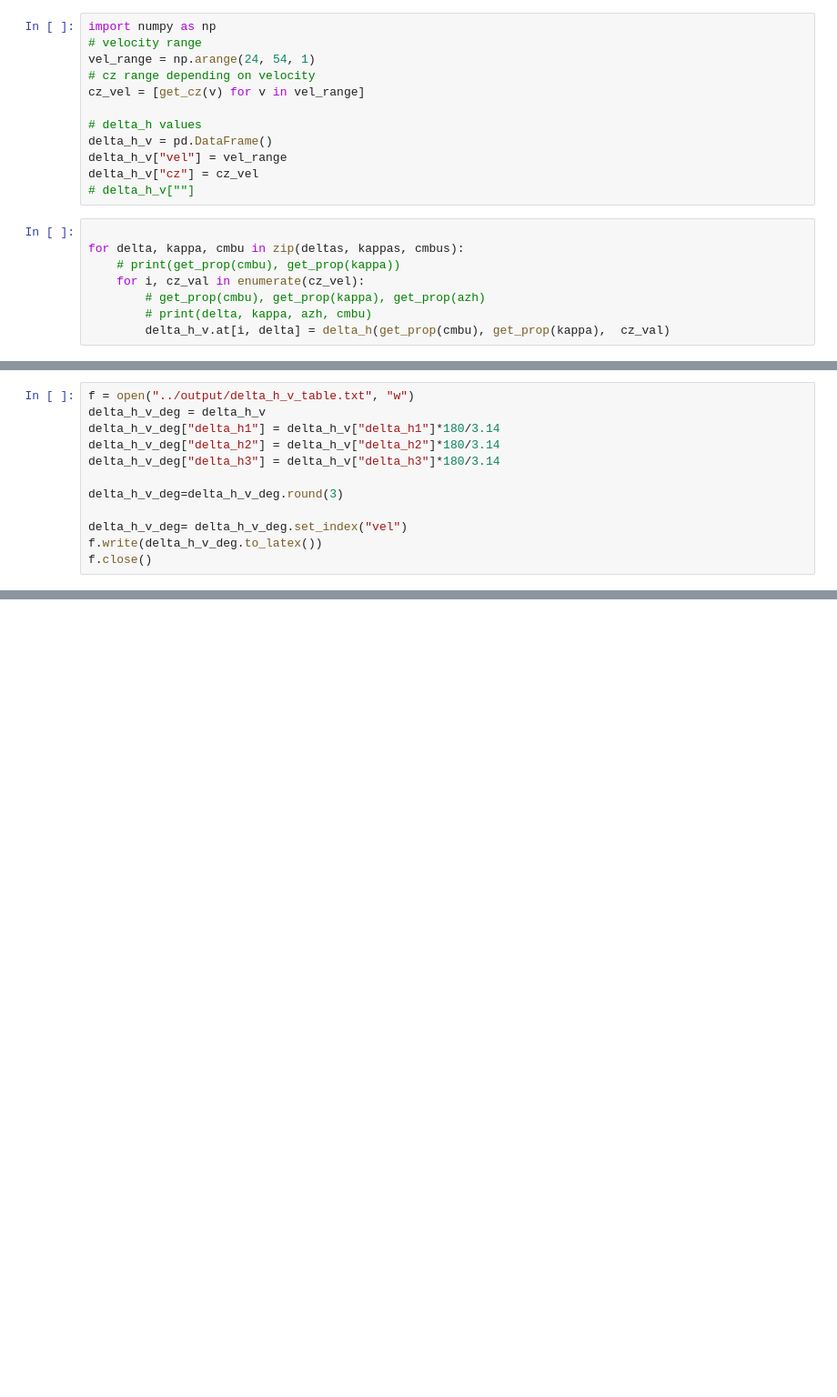
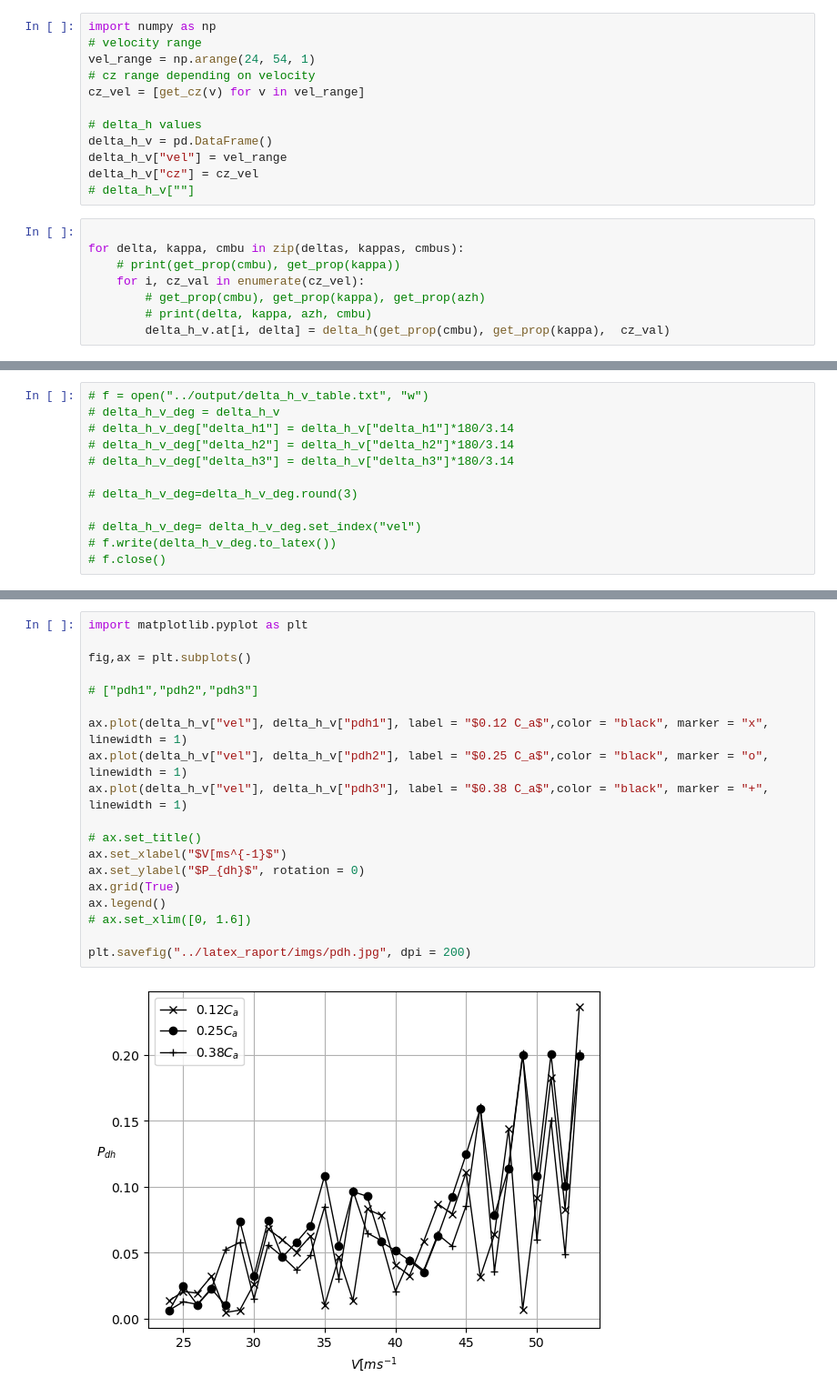
Before and after one commit to mahromir/FLIGHT_MECHANICS, a Jupyter notebook: proj9/src/bipol_proj9.ipynb, the cells around one changed output, grey strips where cells are left out. Shown at 91% size. Cells and saved outputs as stored; diff of their text form; blank space fills up the shorter version.

```diff
--- a/proj9/src/bipol_proj9.ipynb
+++ b/proj9/src/bipol_proj9.ipynb
@@ -130,12 +134,12 @@ plt.savefig("../latex_raport/imgs/delta_h_v.jpg", dpi = 200)
 # %%
-f = open("../output/delta_h_v_table.txt", "w")
-delta_h_v_deg = delta_h_v
-delta_h_v_deg["delta_h1"] = delta_h_v["delta_h1"]*180/3.14
-delta_h_v_deg["delta_h2"] = delta_h_v["delta_h2"]*180/3.14
-delta_h_v_deg["delta_h3"] = delta_h_v["delta_h3"]*180/3.14
+# f = open("../output/delta_h_v_table.txt", "w")
+# delta_h_v_deg = delta_h_v
+# delta_h_v_deg["delta_h1"] = delta_h_v["delta_h1"]*180/3.14
+# delta_h_v_deg["delta_h2"] = delta_h_v["delta_h2"]*180/3.14
+# delta_h_v_deg["delta_h3"] = delta_h_v["delta_h3"]*180/3.14
 
-delta_h_v_deg=delta_h_v_deg.round(3)
+# delta_h_v_deg=delta_h_v_deg.round(3)
 
-delta_h_v_deg= delta_h_v_deg.set_index("vel")
-f.write(delta_h_v_deg.to_latex())
-f.close()
+# delta_h_v_deg= delta_h_v_deg.set_index("vel")
+# f.write(delta_h_v_deg.to_latex())
+# f.close()
@@ -162,0 +250,21 @@ delta_h_v_deg
+# %%
+import matplotlib.pyplot as plt
+
+fig,ax = plt.subplots()
+
+# ["pdh1","pdh2","pdh3"]
+
+ax.plot(delta_h_v["vel"], delta_h_v["pdh1"], label = "$0.12 C_a$",color = "black", marker = "x", linewidth = 1)
+ax.plot(delta_h_v["vel"], delta_h_v["pdh2"], label = "$0.25 C_a$",color = "black", marker = "o", linewidth = 1)
+ax.plot(delta_h_v["vel"], delta_h_v["pdh3"], label = "$0.38 C_a$",color = "black", marker = "+", linewidth = 1)
+
+# ax.set_title()
+ax.set_xlabel("$V[ms^{-1}$")
+ax.set_ylabel("$P_{dh}$", rotation = 0)
+ax.grid(True)
+ax.legend()
+# ax.set_xlim([0, 1.6])
+
+plt.savefig("../latex_raport/imgs/pdh.jpg", dpi = 200)
+# %% [output]
+[figure, added]
```
Also changed, not shown: parts of 10 cells of this notebook, 5 other files.
